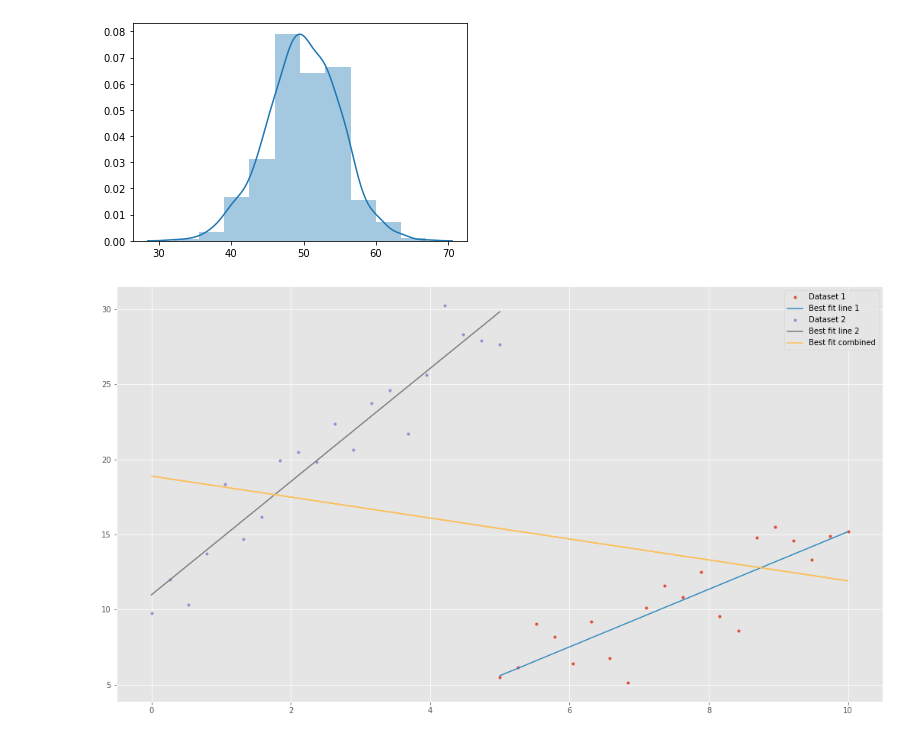
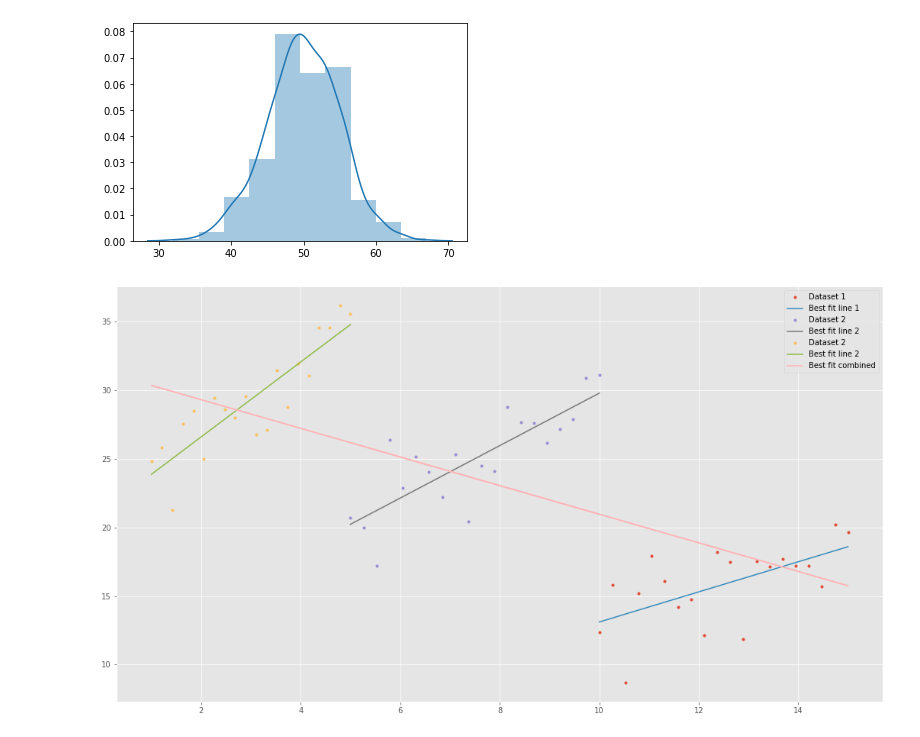
Before and after one commit to donalbuggy/fundamentalsOfDataAnalysis, a Jupyter notebook: fundamentalsOfDataAnalysisTasks.ipynb, the cells around one changed output. Cells and saved outputs as stored; diff of their text form; code cells hidden in the pictures.

Commit message:
successfully demonstrating Simpson's paradox with three datasets

```diff
--- a/fundamentalsOfDataAnalysisTasks.ipynb
+++ b/fundamentalsOfDataAnalysisTasks.ipynb
@@ -119,36 +119,44 @@ sns.distplot(roundList, bins=10)
 # i.e., that each individual dataset shows a relation in one direction,
 # but when combined the sets show a relation in the opposite direction
 
 import numpy as np
 import matplotlib.pyplot as plt
 import seaborn as sns
 
 # Nicer plot style.
 plt.style.use("ggplot")
 
 # Bigger plots.
 plt.rcParams["figure.figsize"] = (18,10)
 
 # dataset 1
-setOneX = np.linspace(5.0, 10.0, 20)
+setOneX = np.linspace(10.0, 15.0, 20)
 setOneY = 1.0 * setOneX + 3.0 + np.random.normal(0.0, 2.0, len(setOneX))
 coeffsSetOne = np.polyfit(setOneX, setOneY, 1)
 plt.plot(setOneX, setOneY, '.', label="Dataset 1")
 plt.plot(setOneX, coeffsSetOne[0] * setOneX + coeffsSetOne[1], '-', label="Best fit line 1")
 
 # dataset 2
-setTwoX = np.linspace(0.0, 5.0, 20)
-setTwoY = 4.0 * setTwoX + 10.0 + np.random.normal(0.0, 2.0, len(setTwoX))
+setTwoX = np.linspace(5.0, 10.0, 20)
+setTwoY = 2.0 * setTwoX + 10.0 + np.random.normal(0.0, 2.0, len(setTwoX))
 coeffsSetTwo = np.polyfit(setTwoX, setTwoY, 1)
 plt.plot(setTwoX, setTwoY, '.', label="Dataset 2")
 plt.plot(setTwoX, coeffsSetTwo[0] * setTwoX + coeffsSetTwo[1], '-', label="Best fit line 2")
 
-combinedX = np.concatenate([setOneX, setTwoX])
-combinedY = np.concatenate([setOneY, setTwoY])
+# dataset 3
+setThreeX = np.linspace(1.0, 5.0, 20)
+setThreeY = 3.0 * setThreeX + 20.0 + np.random.normal(0.0, 2.0, len(setThreeX))
+coeffsSetThree = np.polyfit(setThreeX, setThreeY, 1)
+plt.plot(setThreeX, setThreeY, '.', label="Dataset 2")
+plt.plot(setThreeX, coeffsSetThree[0] * setThreeX + coeffsSetThree[1], '-', label="Best fit line 2")
+
+
+combinedX = np.concatenate([setOneX, setTwoX, setThreeX])
+combinedY = np.concatenate([setOneY, setTwoY, setThreeY])
 
 combinedCoeffs = np.polyfit(combinedX, combinedY, 1)
 
 plt.plot(combinedX, combinedCoeffs[0] * combinedX + combinedCoeffs[1], '-', label="Best fit combined")
 plt.legend();
 # %% [output]
-[figure, old version]
+[figure, new version]
```
